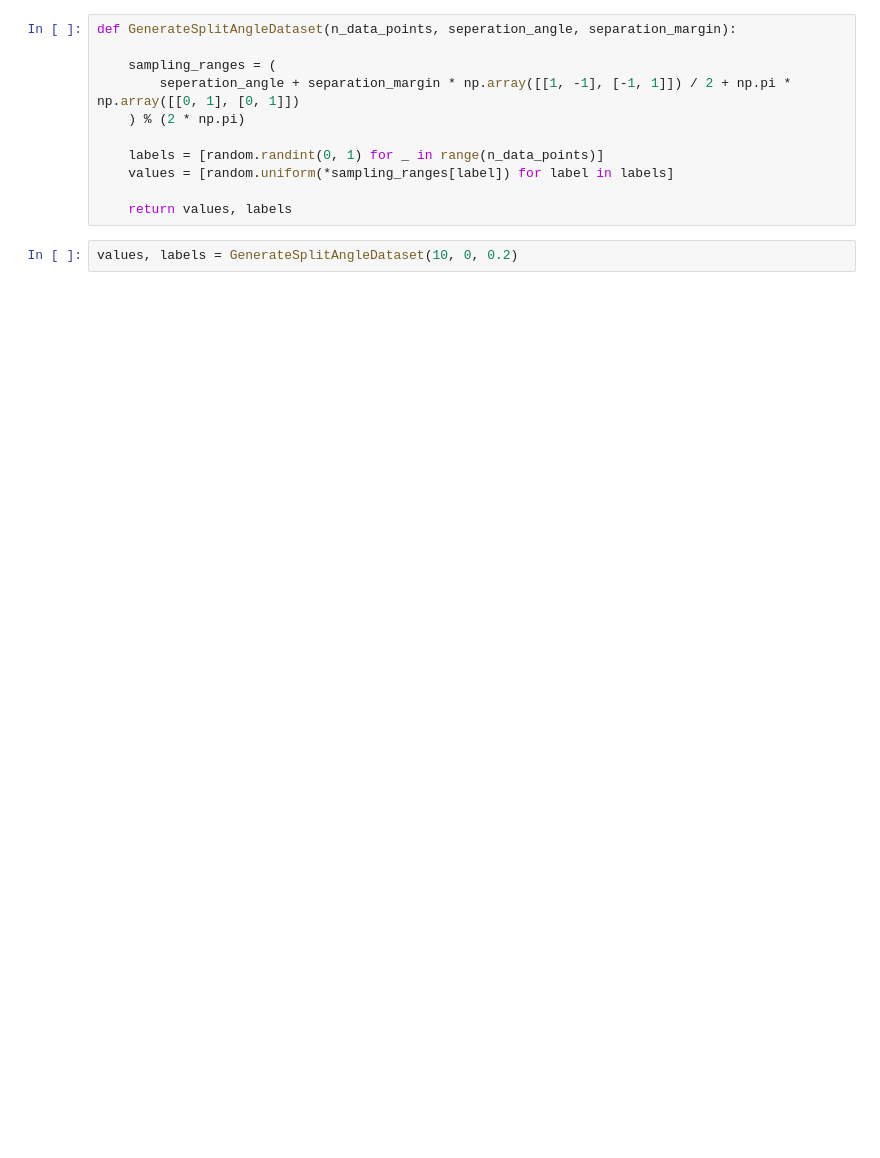
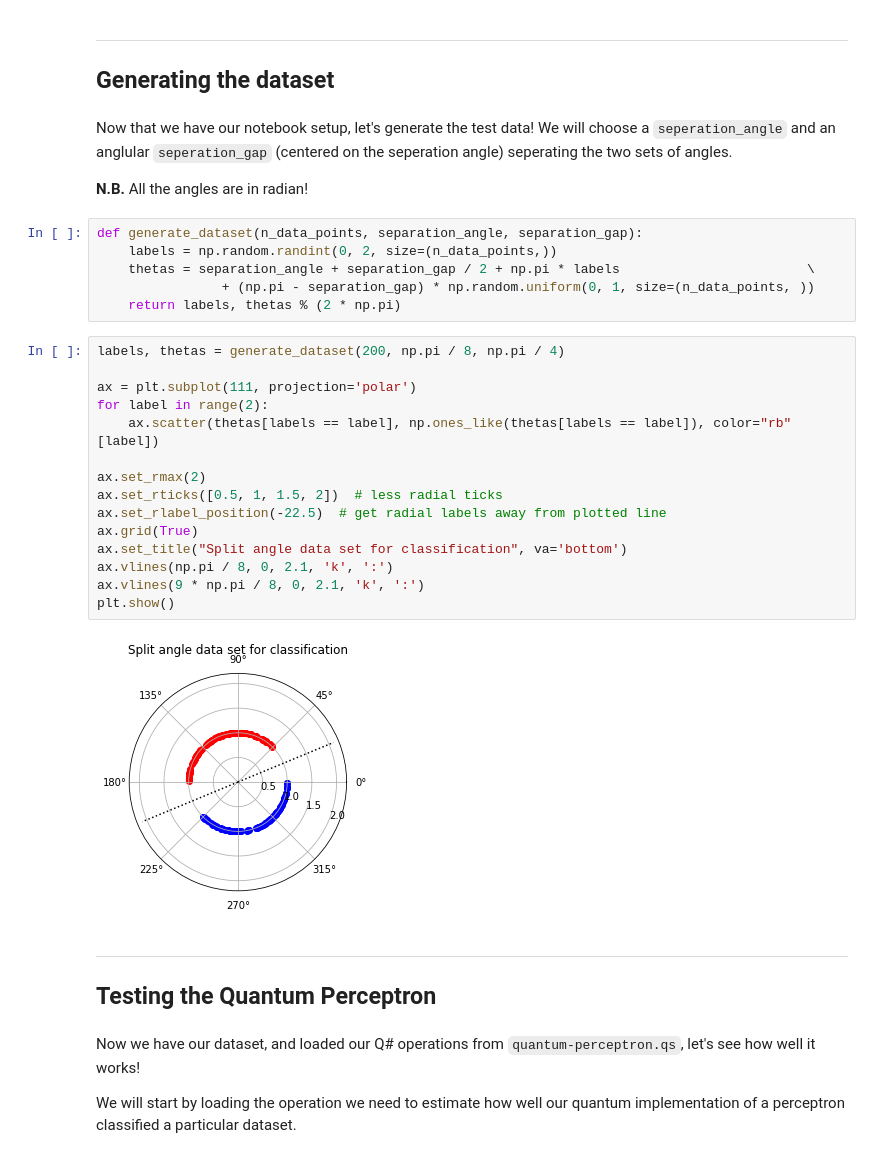
Before and after one commit to crazy4pi314/ml4all-quantum-perceptron, a Jupyter notebook: quantum-perceptron-python.ipynb, the cells around one changed output. Cells and saved outputs as stored; diff of their text form; blank space fills up the shorter version.

Commit message:
updated perceptron samples for 0.5, working on remaining demos

```diff
--- a/quantum-perceptron-python.ipynb
+++ b/quantum-perceptron-python.ipynb
@@ -59,15 +39,39 @@ DEBUG:qsharp.clients.iqsharp:received:
-# %%
-def GenerateSplitAngleDataset(n_data_points, seperation_angle, separation_margin):
-
-    sampling_ranges = (
-        seperation_angle + separation_margin * np.array([[1, -1], [-1, 1]]) / 2 + np.pi * np.array([[0, 1], [0, 1]])
-    ) % (2 * np.pi)
-
-    labels = [random.randint(0, 1) for _ in range(n_data_points)]
-    values = [random.uniform(*sampling_ranges[label]) for label in labels]
-
-    return values, labels
-# %%
-values, labels = GenerateSplitAngleDataset(10, 0, 0.2)
+# %% [markdown]
+---
+## Generating the dataset
+# %% [markdown]
+Now that we have our notebook setup, let's generate the test data!  We will choose a `seperation_angle` and an anglular `seperation_gap` (centered on the seperation angle) seperating the two sets of angles.
+
+**N.B.** All the angles are in radian!
+# %%
+def generate_dataset(n_data_points, separation_angle, separation_gap):
+    labels = np.random.randint(0, 2, size=(n_data_points,))
+    thetas = separation_angle + separation_gap / 2 + np.pi * labels                        \
+                + (np.pi - separation_gap) * np.random.uniform(0, 1, size=(n_data_points, ))
+    return labels, thetas % (2 * np.pi)
+# %%
+labels, thetas = generate_dataset(200, np.pi / 8, np.pi / 4)
+
+ax = plt.subplot(111, projection='polar')
+for label in range(2):
+    ax.scatter(thetas[labels == label], np.ones_like(thetas[labels == label]), color="rb"[label])
+
+ax.set_rmax(2)
+ax.set_rticks([0.5, 1, 1.5, 2])  # less radial ticks
+ax.set_rlabel_position(-22.5)  # get radial labels away from plotted line
+ax.grid(True)
+ax.set_title("Split angle data set for classification", va='bottom')
+ax.vlines(np.pi / 8, 0, 2.1, 'k', ':')
+ax.vlines(9 * np.pi / 8, 0, 2.1, 'k', ':')
+plt.show()
+# %% [output]
+[figure, added]
+# %% [markdown]
+---
+## Testing the Quantum Perceptron
+# %% [markdown]
+Now we have our dataset, and loaded our Q# operations from `quantum-perceptron.qs`, let's see how well it works!
+
+We will start by loading the operation we need to estimate how well our quantum implementation of a perceptron classified a particular dataset.
 # %%
 from QuantumPerceptron import EstimateQuantumClassifierSuccessRate
```
Also changed, not shown: parts of 20 cells of this notebook, 1 other file.
